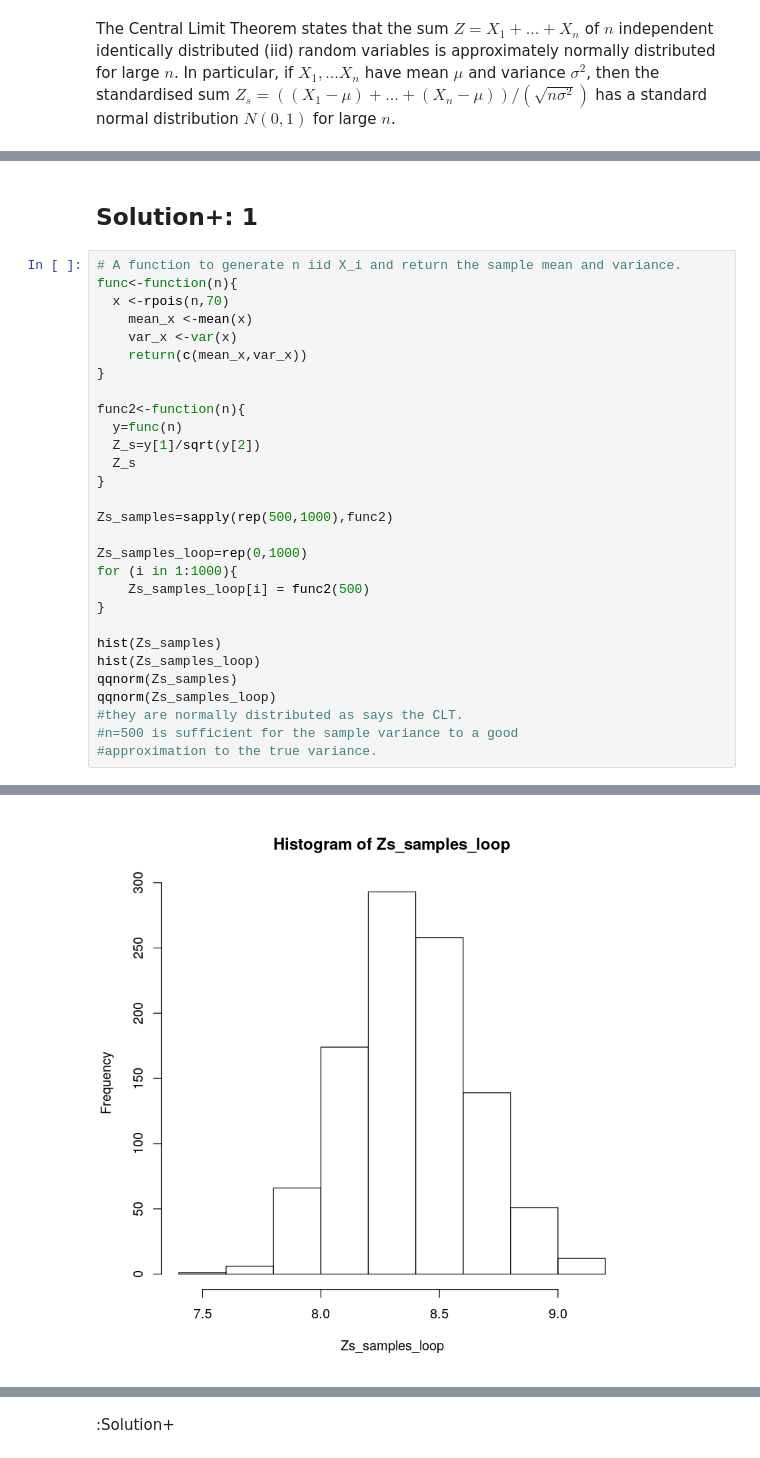
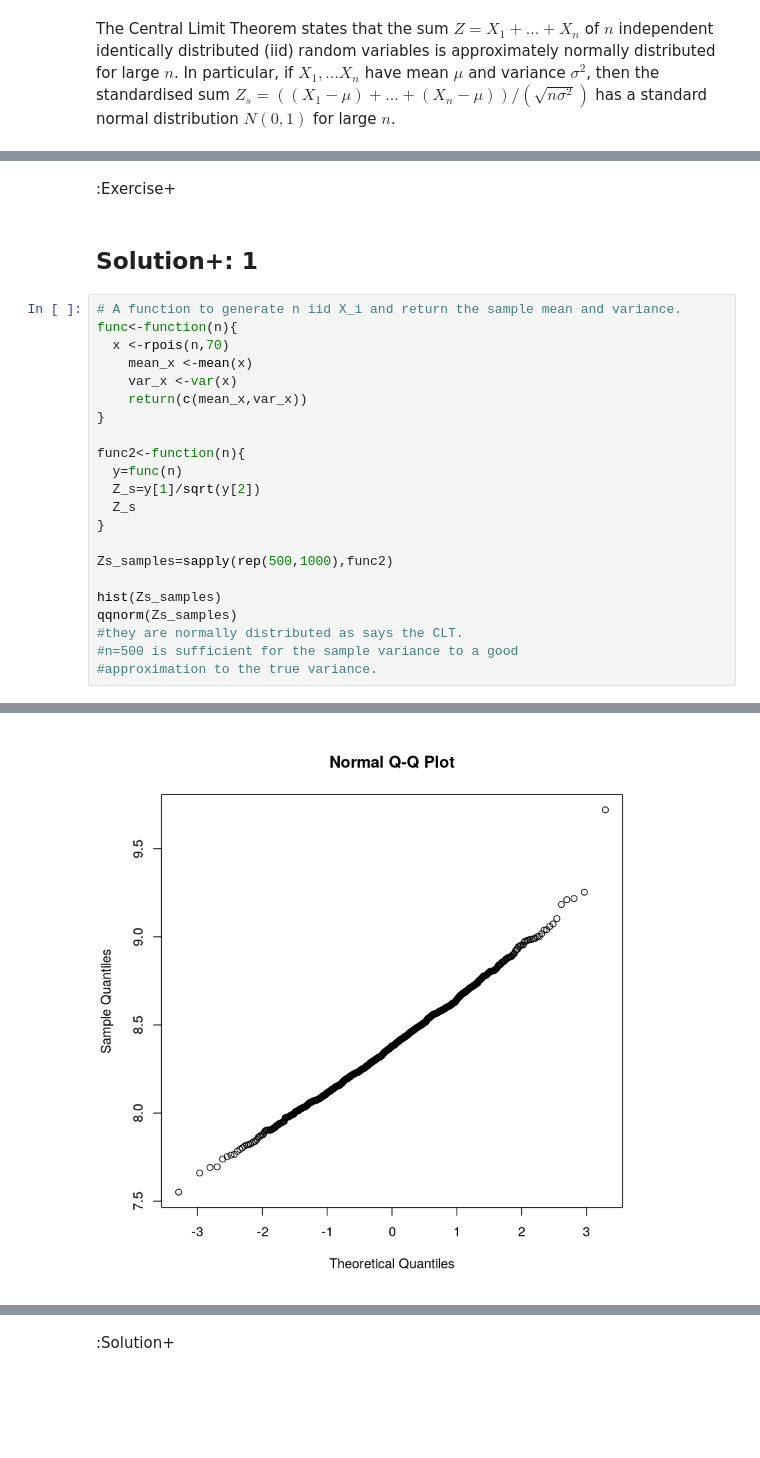
Before and after one commit to JDBetteridge/samba_induction_r, a Jupyter notebook: worksheet/01_r_worksheet.ipynb, the cells around one changed output, grey strips where cells are left out. Saved outputs shown, nothing was run; the diff lists cells and outputs as text; blank space fills up the shorter version.

```diff
--- a/worksheet/01_r_worksheet.ipynb
+++ b/worksheet/01_r_worksheet.ipynb
@@ -19,5 +17,7 @@ Iteratively generate another $N=1000$ samples for $Z_S$ for $n=500$ by implement
 
 Plot a histogram of your samples of $Z_s$. What do you observe? Use the function `qqnorm` on your samples of $Z_s$ to produce a normal QQ plot. What do you observe and why is this the case?
+# %% [markdown]
+:Exercise+
 # %% [markdown]
 ## Solution+: 1
 # %%
@@ -37,15 +37,8 @@ func2<-function(n){
 
 Zs_samples=sapply(rep(500,1000),func2)
 
-Zs_samples_loop=rep(0,1000)
-for (i in 1:1000){
-    Zs_samples_loop[i] = func2(500)
-}
-
 hist(Zs_samples)
-hist(Zs_samples_loop)
 qqnorm(Zs_samples)
-qqnorm(Zs_samples_loop)
 #they are normally distributed as says the CLT.
 #n=500 is sufficient for the sample variance to a good
 #approximation to the true variance.
@@ -54 +47 @@ qqnorm(Zs_samples_loop)
-[figure, old version]
+[figure, new version]
```
Also changed, not shown: parts of 13 cells of this notebook.
